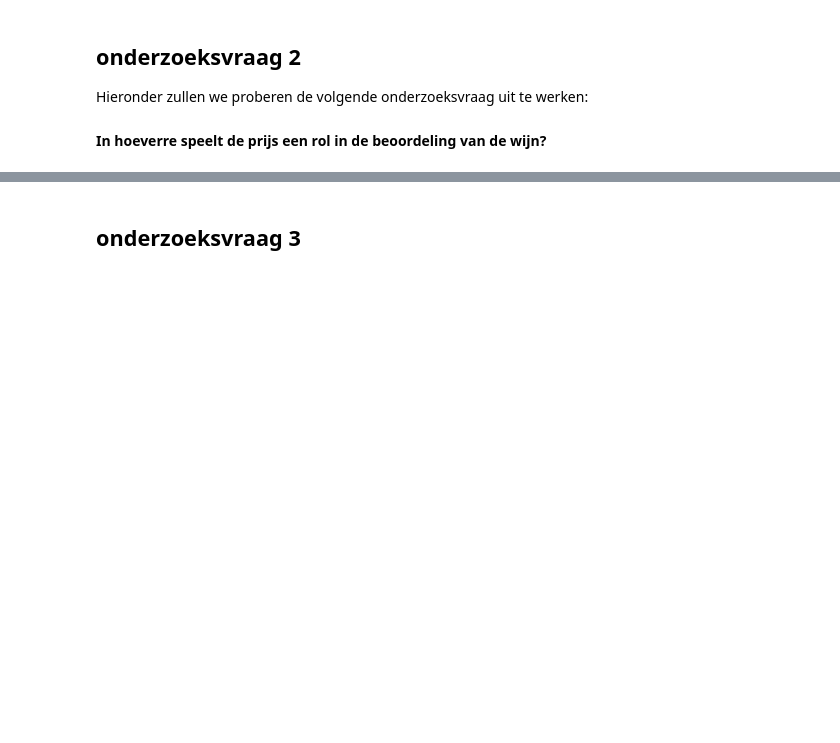
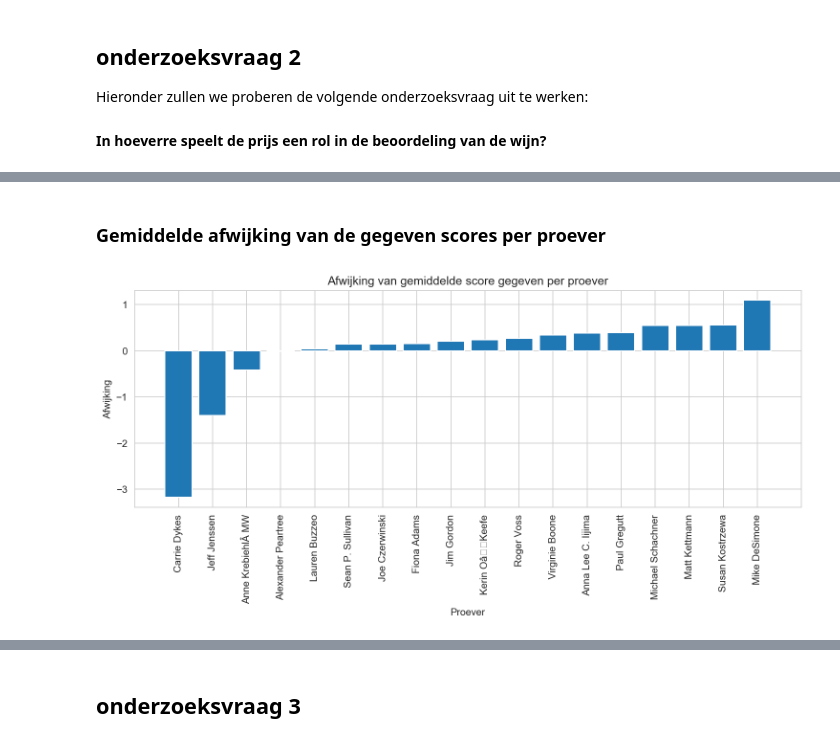
Before and after one commit to StanMey/Casusopdracht_Computational_Modelling, a Jupyter notebook: Casus_uitwerking.ipynb, the cells around one changed output, grey strips where cells are left out. Saved outputs shown, nothing was run; the diff lists cells and outputs as text; code cells hidden in the pictures; blank space fills up the shorter version.

```diff
--- a/Casus_uitwerking.ipynb
+++ b/Casus_uitwerking.ipynb
@@ -818,0 +831,21 @@ Hieronder zullen we proberen de volgende onderzoeksvraag uit te werken:
+# %% [markdown]
+<h3>Gemiddelde afwijking van de gegeven scores per proever</h3>
+# %%
+# Gemiddelde punten
+ave = df_taster_stats.mean()['avg points']
+
+# Standaard deviatie per wijnproever
+a = df_taster_stats['avg points'] - ave
+
+# Barchart afwijking
+fix, ax = plt.subplots(figsize=(12,4), dpi=150)
+a = a.sort_values()
+ax.bar(a.index, a)
+plt.ylabel('Afwijking');
+plt.xlabel('Proever');
+plt.title("Afwijking van gemiddelde score gegeven per proever")
+plt.xticks(rotation=90)
+sns.set_style('whitegrid')
+plt.show()
+# %% [output]
+[figure, added]
```
Also changed, not shown: parts of 56 cells of this notebook.
